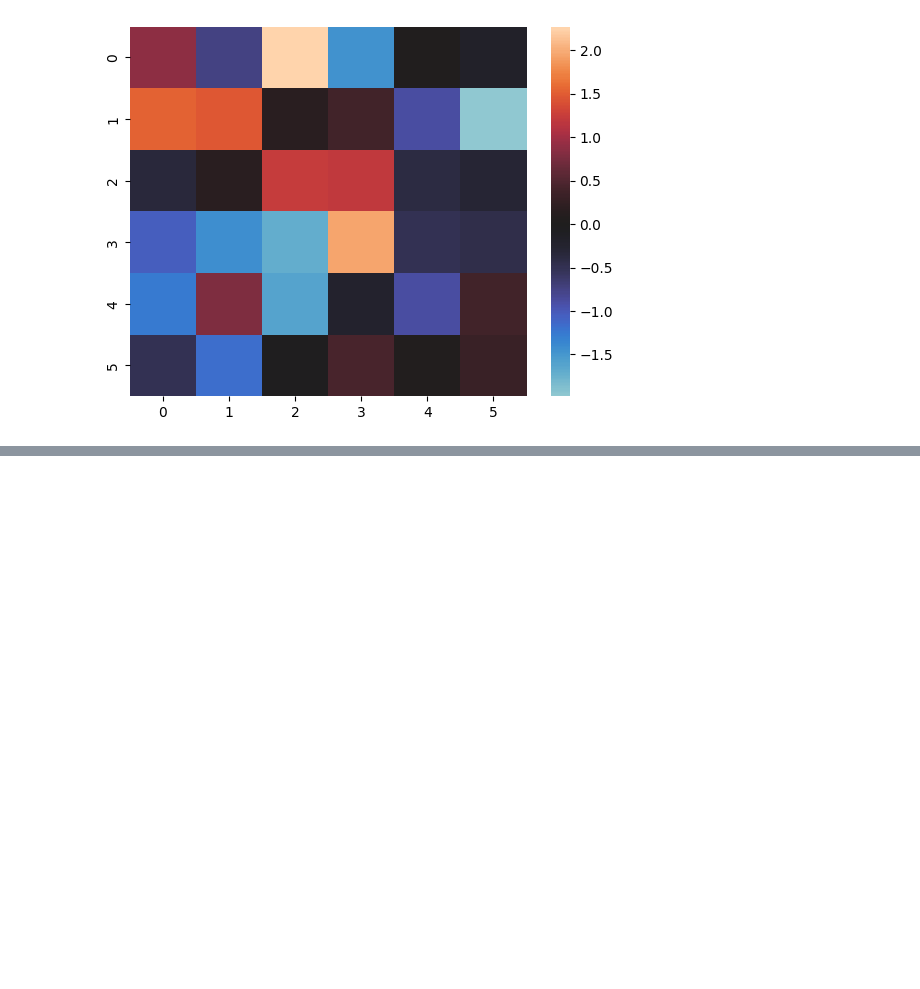
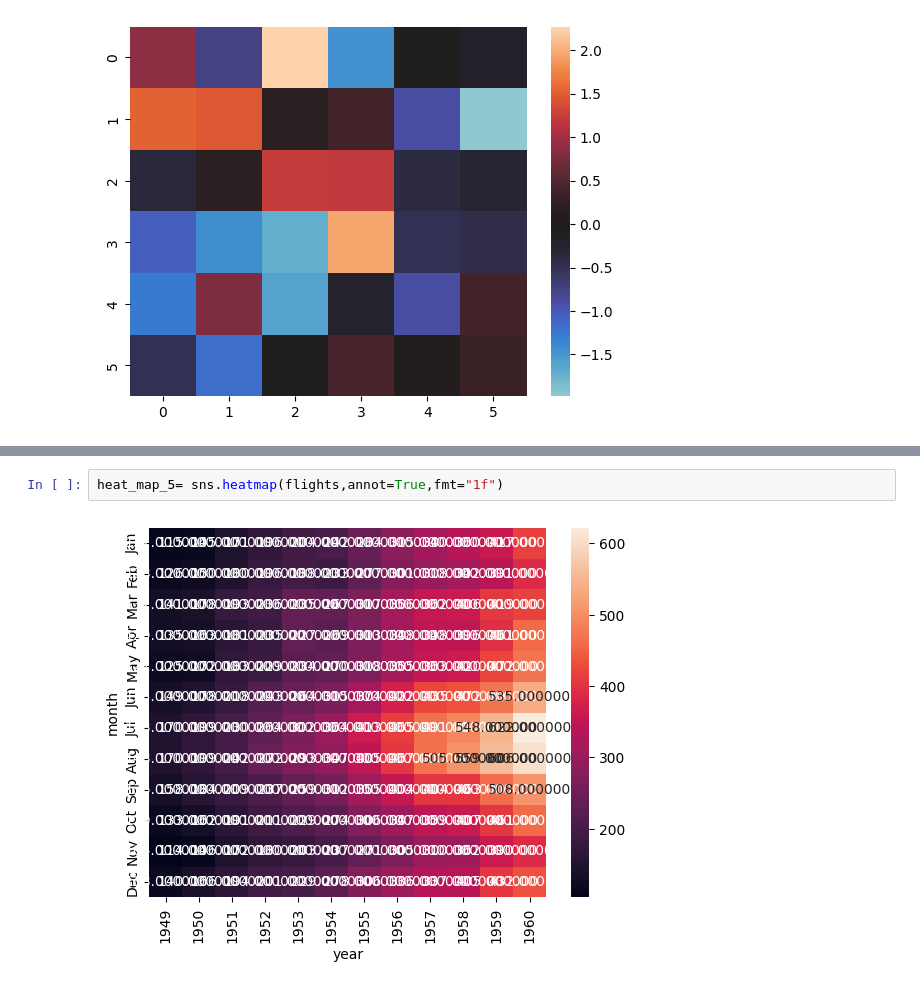
Before and after one commit to sk-shahsi/data_Analysis, a Jupyter notebook: Binning.ipynb, the cells around one changed output, grey strips where cells are left out. Drawn from its saved outputs; the diff is of its cells as text; blank space fills up the shorter version.

```diff
--- a/Binning.ipynb
+++ b/Binning.ipynb
@@ -202,0 +213,4 @@ heat_map_3 = sns.heatmap(normal_data,center =0)
+# %%
+heat_map_5= sns.heatmap(flights,annot=True,fmt="1f")
+# %% [output]
+[figure, added]
```
Also changed, not shown: parts of 27 cells of this notebook.
